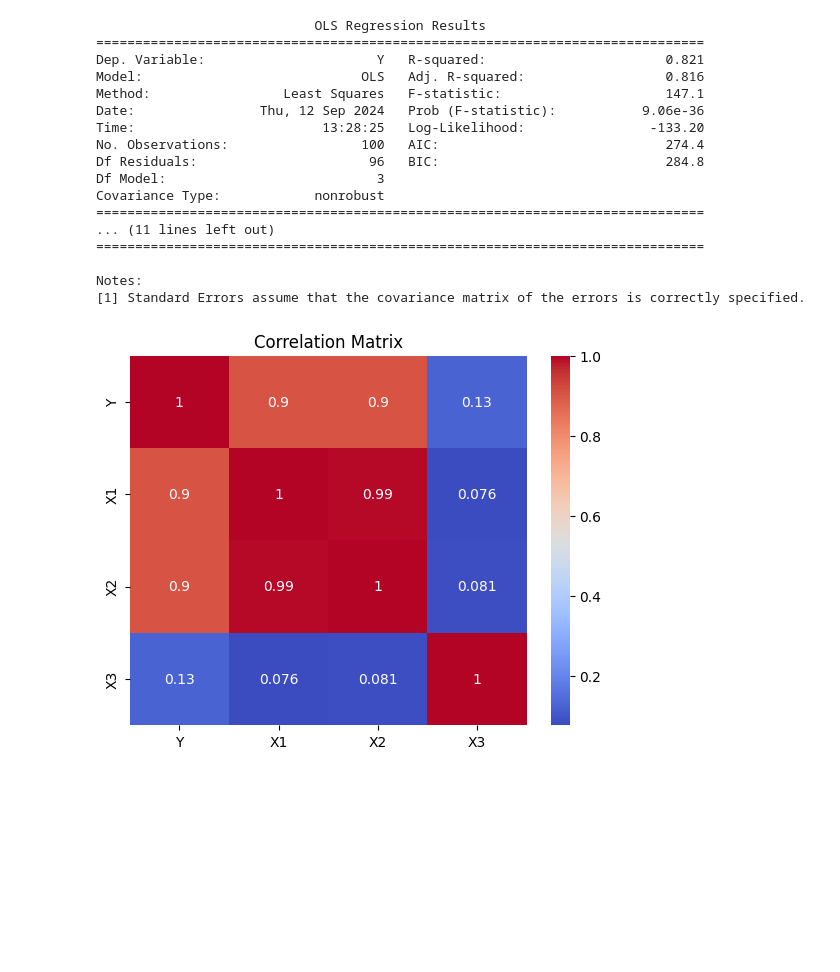
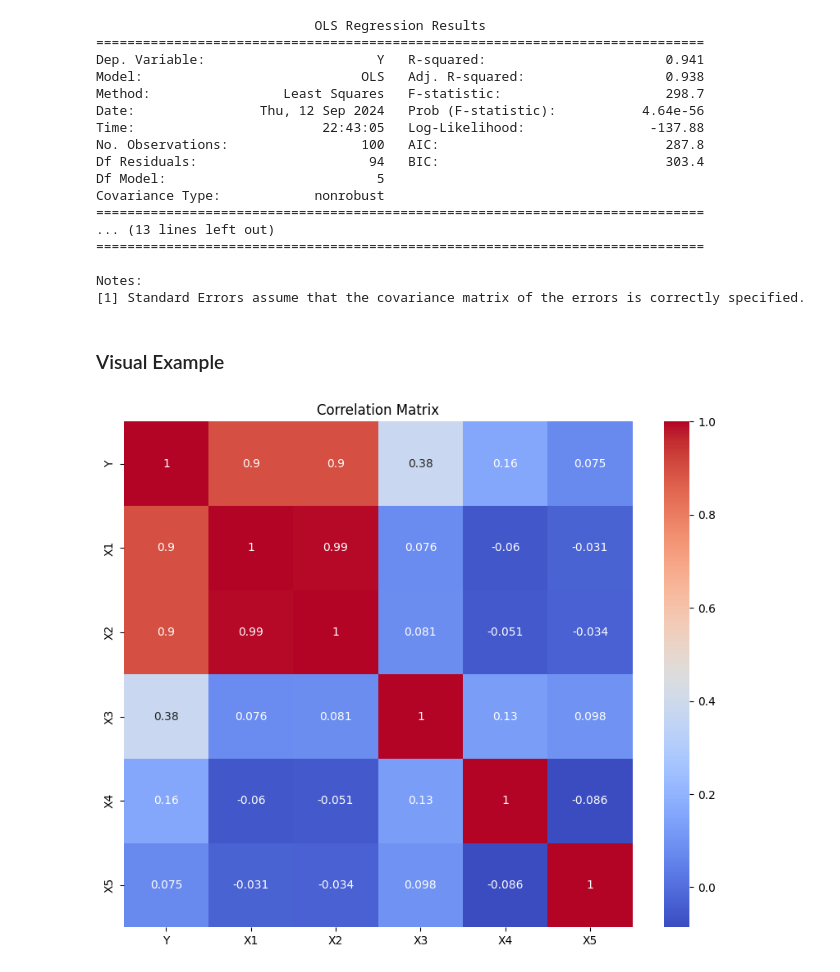
Before and after one commit to zazzane/STA4020-Stat-Modelling-in-Finance-Markets, a Jupyter notebook: Assignment 1/Problem4.ipynb, the cells around one changed output. Cells and saved outputs as stored; diff of their text form; code cells hidden in the pictures; blank space fills up the shorter version.

```diff
--- a/Assignment 1/Problem4.ipynb
+++ b/Assignment 1/Problem4.ipynb
@@ -94,45 +22,51 @@ The presence of multicollinearity can:
 import numpy as np
 import pandas as pd
 import statsmodels.api as sm
-import seaborn as sns
-import matplotlib.pyplot as plt
 
 # Simulating data
 np.random.seed(0)
 X1 = np.random.normal(0, 1, 100)
 X2 = X1 + np.random.normal(0, 0.1, 100)  # Highly correlated with X1
 X3 = np.random.normal(0, 1, 100)
-Y = 3 + 2 * X1 + np.random.normal(0, 1, 100)
+X4 = np.random.normal(0, 1, 100)
+X5 = np.random.normal(0, 1, 100)
+Y = 3 + 2 * X1 + 1.5 * X2 + 1.0 * X3 + 0.5 * X4 + 0.25 * X5 + np.random.normal(0, 1, 100)
 
-data = pd.DataFrame({'Y': Y, 'X1': X1, 'X2': X2, 'X3': X3})
+data = pd.DataFrame({'Y': Y, 'X1': X1, 'X2': X2, 'X3': X3, 'X4': X4, 'X5': X5})
 
 # Fitting a regression model
-X = sm.add_constant(data[['X1', 'X2', 'X3']])
+X = sm.add_constant(data[['X1', 'X2', 'X3', 'X4', 'X5']])
 model = sm.OLS(data['Y'], X).fit()
 print(model.summary())
 # %% [output]
                             OLS Regression Results
 ==============================================================================
-Dep. Variable:                      Y   R-squared:                       0.821
-Model:                            OLS   Adj. R-squared:                  0.816
-Method:                 Least Squares   F-statistic:                     147.1
-Date:                Thu, 12 Sep 2024   Prob (F-statistic):           9.06e-36
-Time:                        13:28:25   Log-Likelihood:                -133.20
-No. Observations:                 100   AIC:                             274.4
-Df Residuals:                      96   BIC:                             284.8
-Df Model:                           3
+Dep. Variable:                      Y   R-squared:                       0.941
+Model:                            OLS   Adj. R-squared:                  0.938
+Method:                 Least Squares   F-statistic:                     298.7
+Date:                Thu, 12 Sep 2024   Prob (F-statistic):           4.64e-56
+Time:                        22:43:05   Log-Likelihood:                -137.88
+No. Observations:                 100   AIC:                             287.8
+Df Residuals:                      94   BIC:                             303.4
+Df Model:                           5
 Covariance Type:            nonrobust
 ==============================================================================
-... (11 lines left out)
+... (13 lines left out)
 ==============================================================================
 
 Notes:
 [1] Standard Errors assume that the covariance matrix of the errors is correctly specified.
+# %% [markdown]
+### Visual Example
 # %%
+import seaborn as sns
+import matplotlib.pyplot as plt
+
 # Visualizing the correlation matrix
+plt.figure(figsize=(10, 8))
 correlation_matrix = data.corr()
 sns.heatmap(correlation_matrix, annot=True, cmap='coolwarm')
 plt.title('Correlation Matrix')
 plt.show()
 # %% [output]
-[figure, old version]
+[figure, new version]
```
Also changed, not shown: parts of 8 cells of this notebook.
